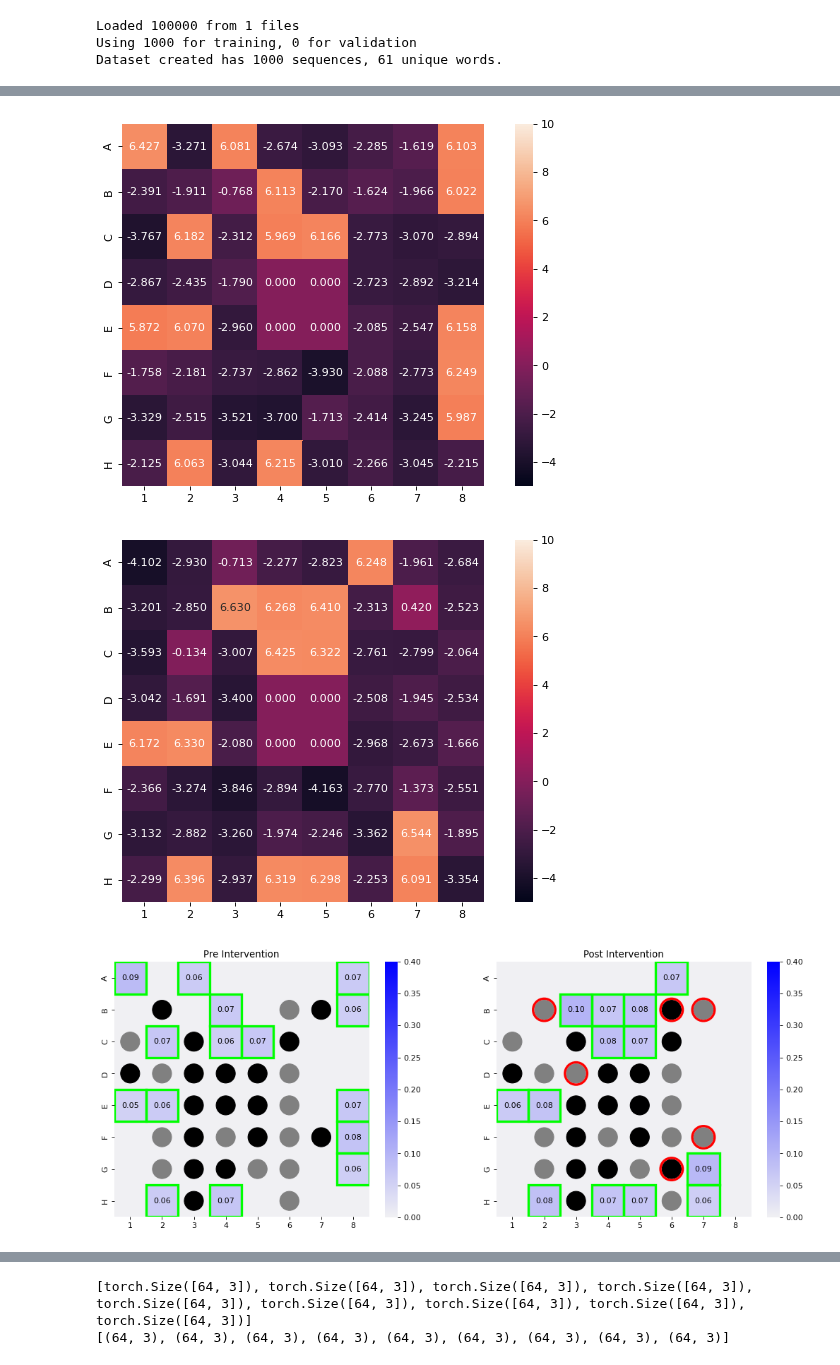
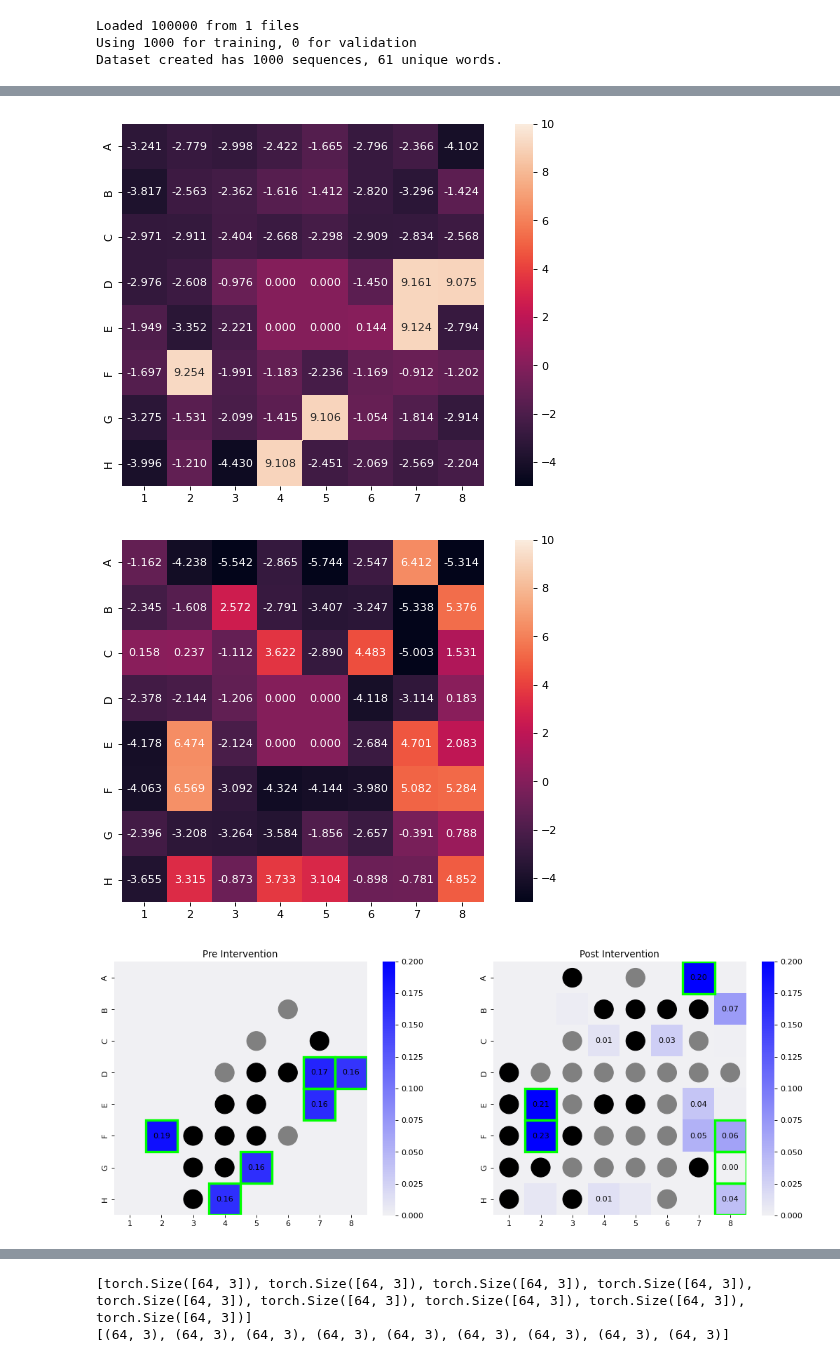
Before and after one commit to icemoon97/othello_world, a Jupyter notebook: linear_board_probes.ipynb, the cells around one changed output, grey strips where cells are left out. Saved outputs shown, nothing was run; the diff lists cells and outputs as text; code cells hidden in the pictures.

Commit message:
running many interventions, logging cumulative error

```diff
--- a/linear_board_probes.ipynb
+++ b/linear_board_probes.ipynb
@@ -275,8 +275,8 @@ Loaded 100000 from 1 files
 Using 1000 for training, 0 for validation
 Dataset created has 1000 sequences, 61 unique words.
 # %%
-game_index = 1
-completion = othello[game_index][:25]
+game_index = 0
+completion = othello[game_index][:11]
 
 pre_board = OthelloBoardState()
 pre_board.update(completion)
@@ -350,22 +358,18 @@ BoardIntervention = namedtuple("BoardIntervention", ["pos", "start", "end"])
 intvs = [
     # BoardIntervention("e6", 2, 0),
     # BoardIntervention("f2", 0, 2),
-    BoardIntervention("b2", 2, 0),
-    BoardIntervention("f7", 2, 0),
-    BoardIntervention("d3", 2, 0),
-    BoardIntervention("b7", 2, 0),
-    BoardIntervention("b6", 0, 2),
-    BoardIntervention("g6", 0, 2),
+    # BoardIntervention("b2", 2, 0),
+    # BoardIntervention("f7", 2, 0),
+    # BoardIntervention("d3", 2, 0),
+    # BoardIntervention("b7", 2, 0),
+    # BoardIntervention("b6", 0, 2),
+    # BoardIntervention("g6", 0, 2),
 ]
 
-# transfer_completion = othello[2][:5]
-# other_ob = OthelloBoardState()
-# other_ob.update(transfer_completion)
-# other_ob.__print__()
-# print([permit_reverse(x) for x in other_ob.get_valid_moves()])
+transfer_completion = othello[0][:33]
 
-post_intv_board = get_post_intv_board(completion, intvs)
-# post_intv_board = get_post_intv_board(transfer_completion, [])
+# post_intv_board = get_post_intv_board(completion, intvs)
+post_intv_board = get_post_intv_board(transfer_completion, [])
 # post_intv_board = other_ob
 desired_probe_state = get_probe_goal_state(post_intv_board)
 post_intv_board.__print__()
@@ -432,7 +436,7 @@ for i, layer in enumerate(all_layers):
     desired_probe_tensor = torch.from_numpy(desired_probe_state).to(pinv.dtype).to(device)
     replacement_act = torch.matmul(pinv, desired_probe_tensor.reshape(192))
 
-    new_mid_act = torch.lerp(new_mid_act, replacement_act, 1)
+    new_mid_act = torch.lerp(new_mid_act, replacement_act, 0.8)
 
 
     post_intv_logits = p(new_mid_act[None, :])[0].squeeze(0)  # [64, 3]
@@ -499,15 +503,15 @@ plt.show()
 fig = draw_heatmap_from_tokens(pre_intv_pred, vmin=-5, vmax=10)
 fig = draw_heatmap_from_tokens(post_intv_pred, vmin=-5, vmax=10)
 # %% [output]
-[figure, old version]
+[figure, new version]
-[figure, old version]
+[figure, new version]
 # %%
 def draw_board_state_with_pred(ax: plt.Axes, ob, pred, intvs=[]):
     sns.heatmap(pred.reshape(8, 8), ax=ax,
             yticklabels=list("ABCDEFGH"), xticklabels=list(range(1,9)),
             # cmap=sns.color_palette("flare", as_cmap=True),
             cmap=sns.light_palette("blue", as_cmap=True),
-            vmax=0.4, vmin=0,
+            vmax=0.2, vmin=0,
             square=True)
 
     # drawing white/black disks
@@ -529,31 +533,31 @@ def draw_board_state_with_pred(ax: plt.Axes, ob, pred, intvs=[]):
 
     # drawing text for non-zero probabilities
     for loc, value in enumerate(pred):
         if value < 0.01 and loc not in valid:
             continue
         r, c = loc // 8, loc % 8
         ax.text(c + 0.5, r + 0.5, f"{value:.2f}", color='black', ha='center', va='center')
 
     # highlighting interventions
     for bi in intvs:
         loc = permit(bi.pos)
         r, c = loc // 8, loc % 8
         circle = plt.Circle((c + 0.5, r + 0.5), 0.35, fill=False, edgecolor='red', linewidth=3)
         ax.add_artist(circle)
 
 from scipy.special import softmax
 def format_pred(pred):
     token_pred = softmax(pred)[1:]
     padding = np.zeros(2)
     return np.concatenate([token_pred[:27], padding, token_pred[27:33], padding, token_pred[33:]], axis=0)
 
 fig, axs = plt.subplots(1, 2, figsize=(16, 6), dpi=80)
 draw_board_state_with_pred(axs[0], pre_board, format_pred(pre_intv_pred))
 draw_board_state_with_pred(axs[1], post_intv_board, format_pred(post_intv_pred), intvs=intvs)
 
 axs[0].set_title("Pre Intervention")
 axs[1].set_title("Post Intervention")
 
 plt.show()
 # %% [output]
-[figure, old version]
+[figure, new version]
```
Also changed, not shown: parts of 34 cells of this notebook, 3 other files.
